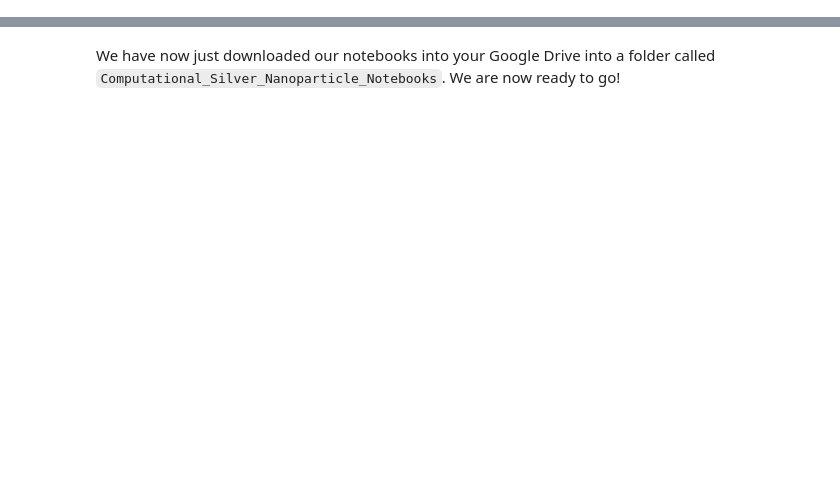
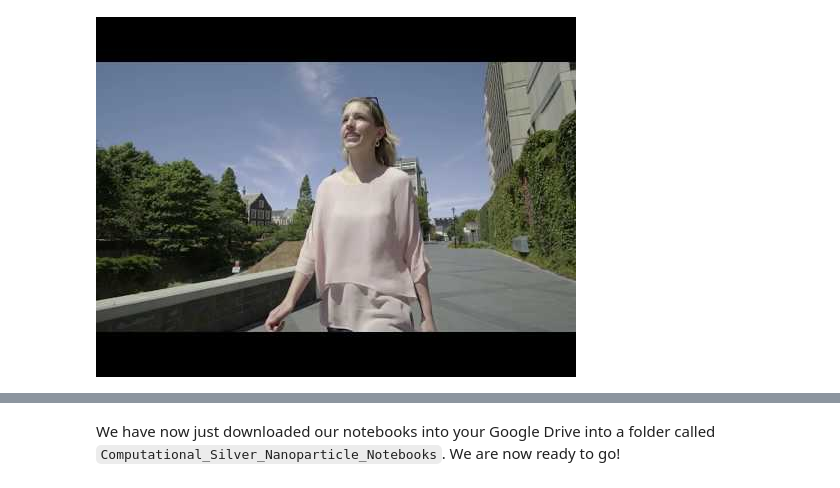
Before and after one commit to GardenGroupUO/Computational_Silver_Nanoparticle_Exercise, a Jupyter notebook: Notebooks/Part_1.0_Worksheet_Title_Page.ipynb, the cells around one changed output, grey strips where cells are left out. Drawn from its saved outputs; the diff is of its cells as text; code cells hidden in the pictures; blank space fills up the shorter version.

```diff
--- a/Notebooks/Part_1.0_Worksheet_Title_Page.ipynb
+++ b/Notebooks/Part_1.0_Worksheet_Title_Page.ipynb
@@ -13,0 +18,5 @@ Nanotechnology is a branch of chemistry that is being used in many applications
+# %%
+from IPython.display import YouTubeVideo
+YouTubeVideo('wW4yzcWxJ7Y', width=800, height=400)
+# %% [output]
+[figure, added]
```
Also changed, not shown: parts of 3 cells of this notebook, 2 other files.
